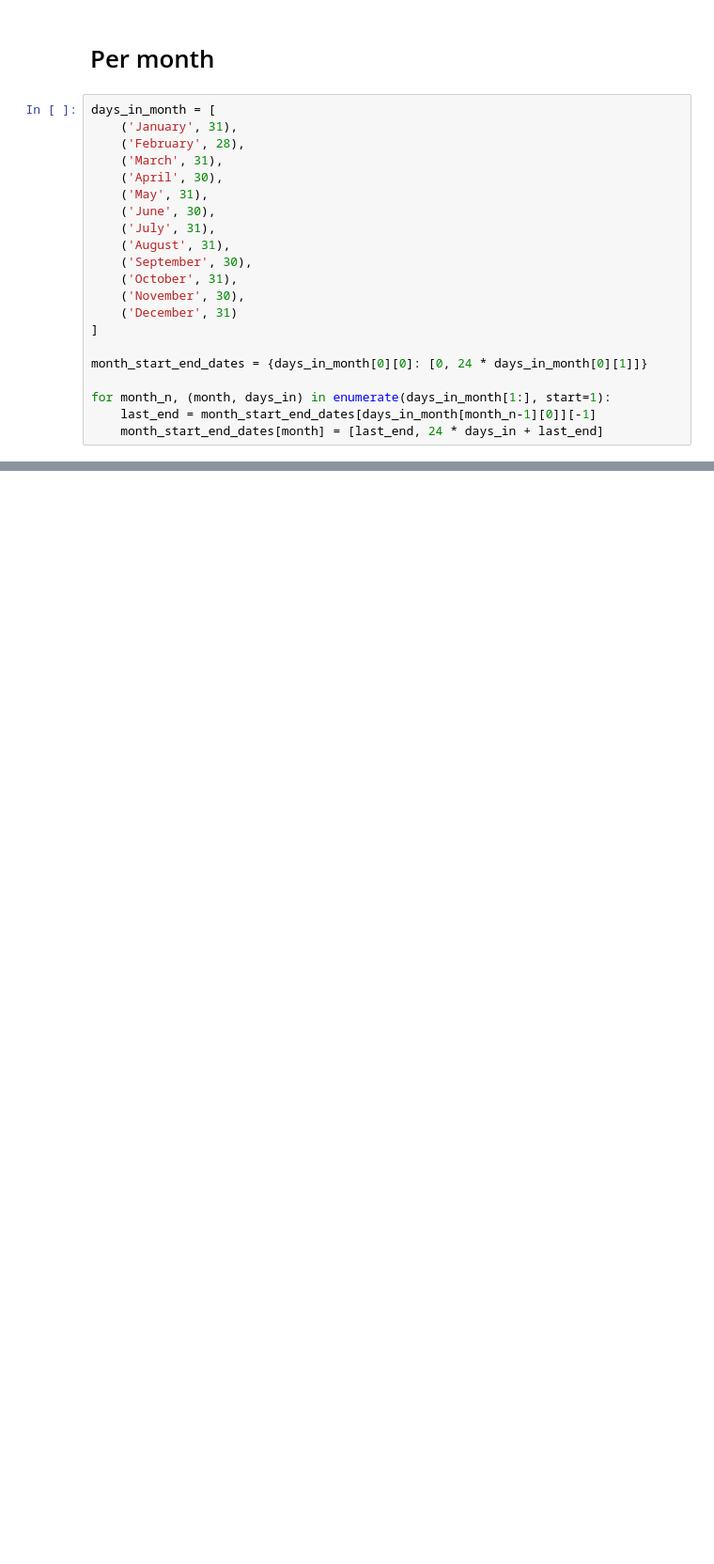
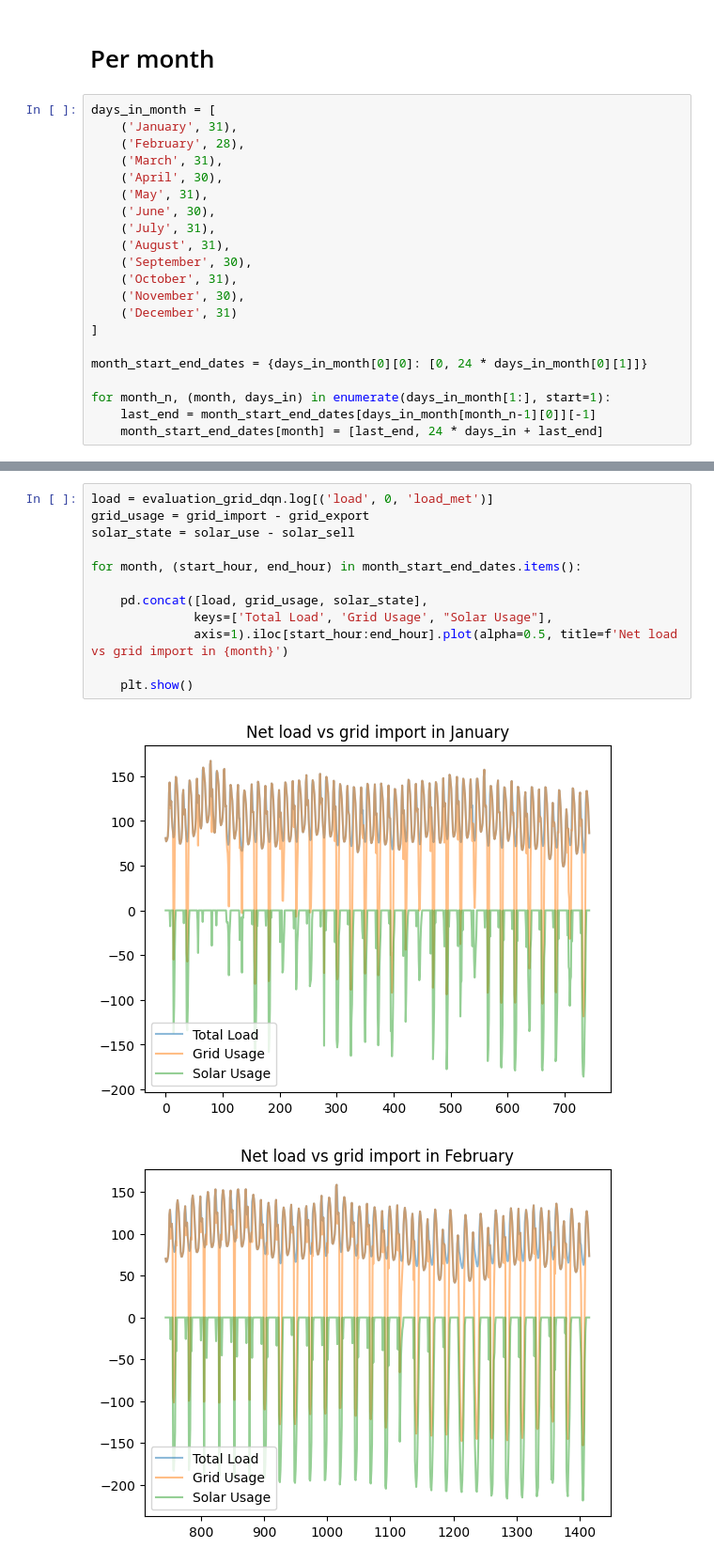
Before and after one commit to lgcharpe/the_gROKe_policy, a Jupyter notebook: jupyter_notebooks/SondreGym.ipynb, the cells around one changed output, grey strips where cells are left out. Shown at 94% size. Cells and saved outputs as stored; diff of their text form; blank space fills up the shorter version.

```diff
--- a/jupyter_notebooks/SondreGym.ipynb
+++ b/jupyter_notebooks/SondreGym.ipynb
@@ -817,0 +844,15 @@ for month, (start_hour, end_hour) in month_start_end_dates.items():
+# %%
+load = evaluation_grid_dqn.log[('load', 0, 'load_met')]
+grid_usage = grid_import - grid_export
+solar_state = solar_use - solar_sell
+
+for month, (start_hour, end_hour) in month_start_end_dates.items():
+
+    pd.concat([load, grid_usage, solar_state],
+              keys=['Total Load', 'Grid Usage', "Solar Usage"],
+              axis=1).iloc[start_hour:end_hour].plot(alpha=0.5, title=f'Net load vs grid import in {month}')
+
+    plt.show()
+# %% [output]
+[figure, added]
+[figure, added]
```
Also changed, not shown: parts of 15 cells of this notebook.
